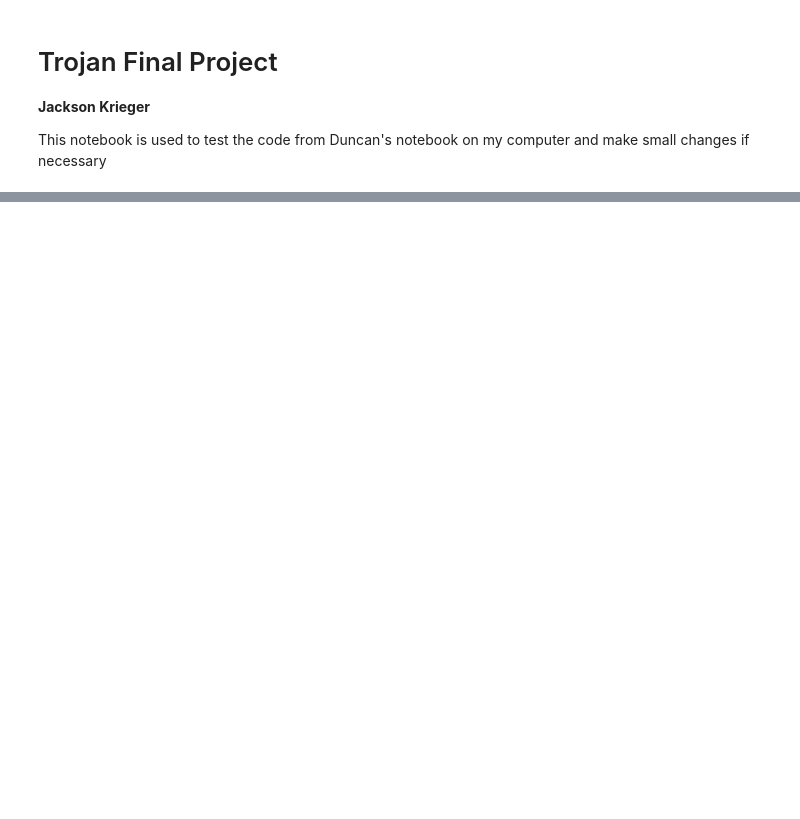
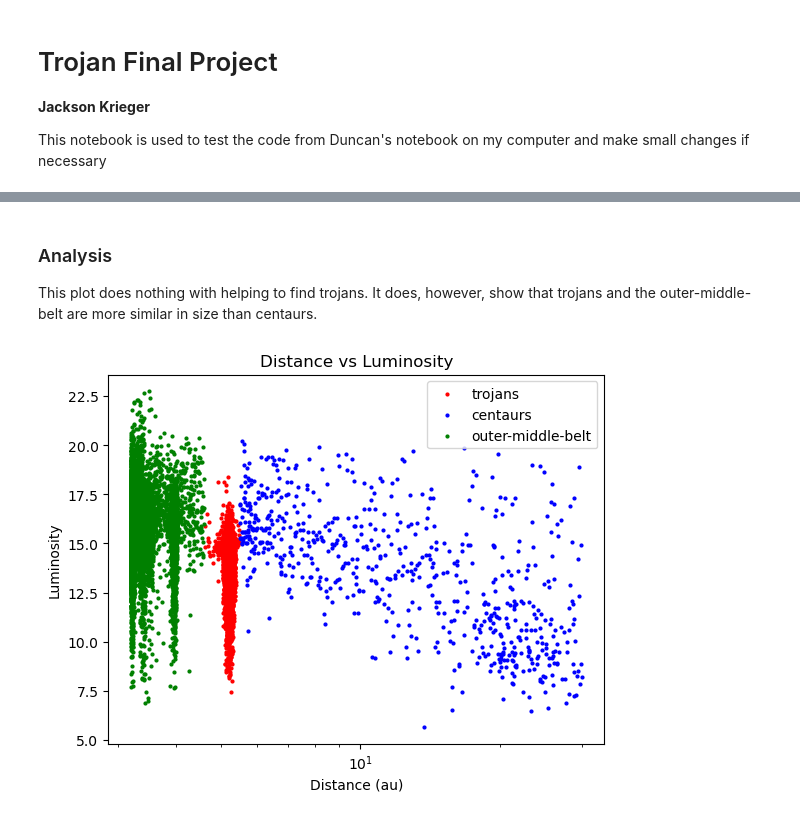
Before and after one commit to GPGN-268-archive/FP-02-Trojans, a Jupyter notebook: krieger-notebook.ipynb, the cells around one changed output, grey strips where cells are left out. Cells and saved outputs as stored; diff of their text form; code cells hidden in the pictures; blank space fills up the shorter version.

```diff
--- a/krieger-notebook.ipynb
+++ b/krieger-notebook.ipynb
@@ -43,0 +112,18 @@ plt.show()
+# %% [markdown]
+### Analysis
+
+This plot does nothing with helping to find trojans. It does, however, show that trojans and the outer-middle-belt are more similar in size than centaurs.
+# %%
+# try more parameters
+
+plt.scatter(trojans["a"], trojans["H"], c = "r", s = 4, label = "trojans") # trojan points
+plt.scatter(centaurs["a"], centaurs["H"], c = "b", s = 4, label = "centaurs")
+plt.scatter(outermb["a"], outermb["H"], c = "g", s = 4, label = "outer-middle-belt")
+plt.legend(loc = 'upper right')
+plt.semilogx()
+plt.title("Distance vs Luminosity")
+plt.xlabel("Distance (au)")
+plt.ylabel("Luminosity")
+plt.show()
+# %% [output]
+[figure, added]
```
Also changed, not shown: parts of 11 cells of this notebook.
